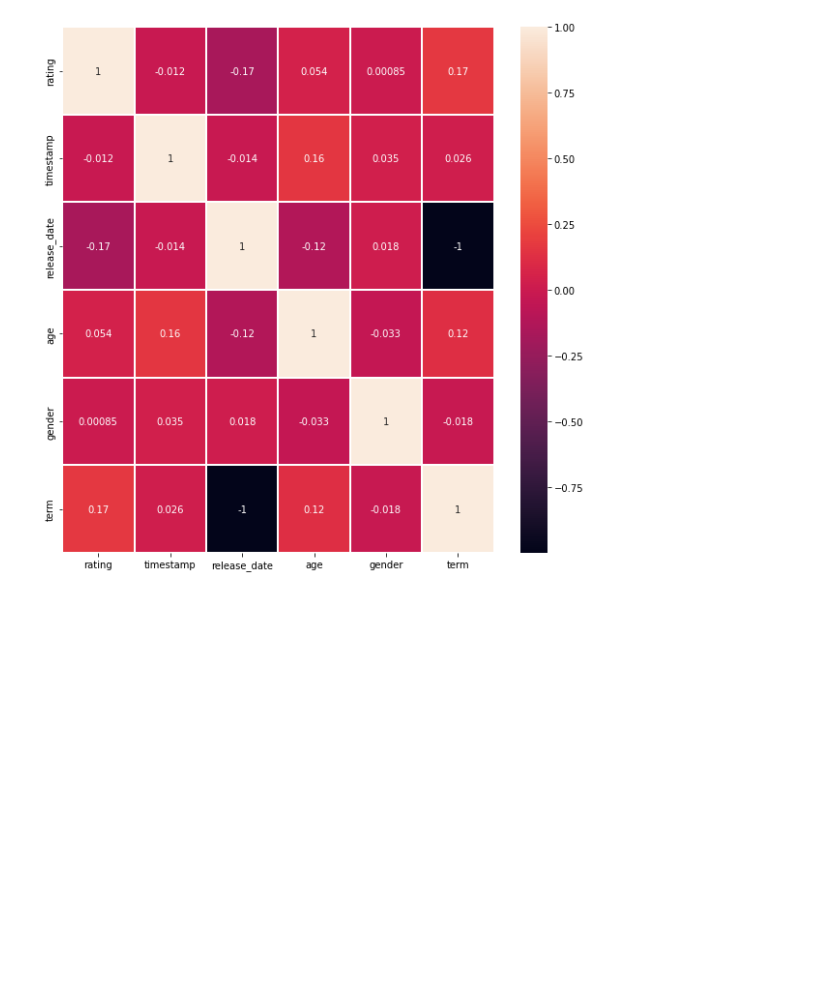
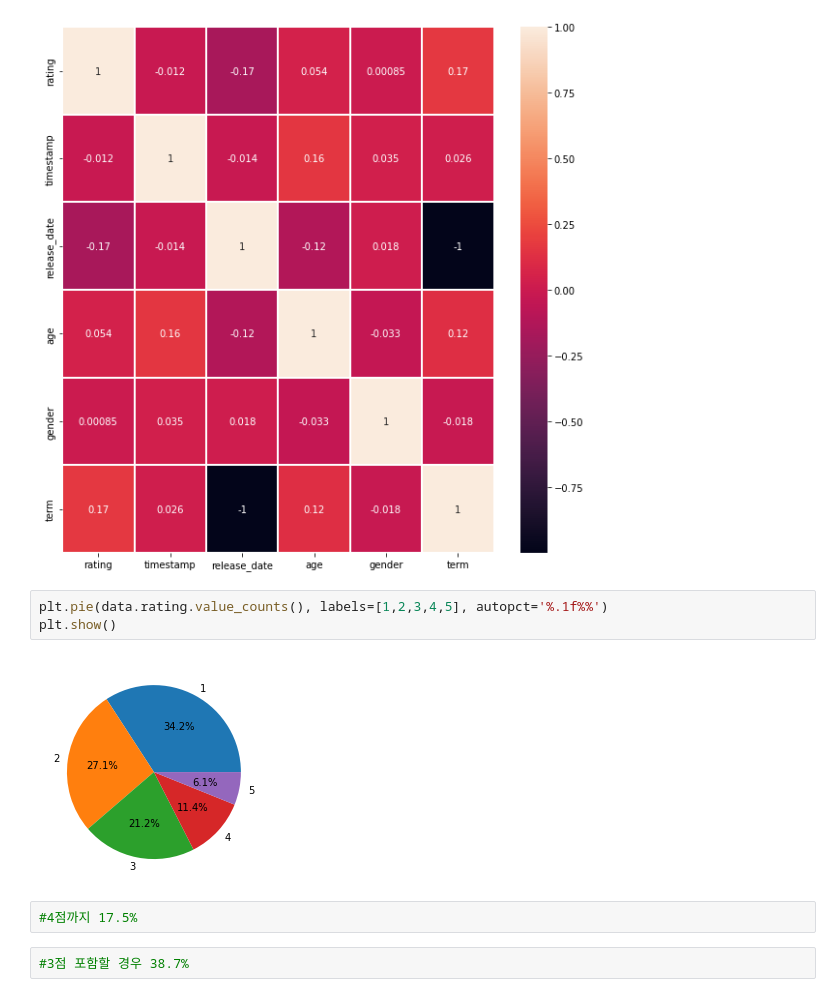
Before and after one commit to hyunj941031/project2_1, a Jupyter notebook: project2_1_EDA.ipynb, the cells around one changed output. Drawn from its saved outputs; the diff is of its cells as text; blank space fills up the shorter version.

```diff
--- a/project2_1_EDA.ipynb
+++ b/project2_1_EDA.ipynb
@@ -160,3 +160,12 @@ sns.heatmap(data.drop(columns=genre+['item_id','user_id']).corr(), annot=True, l
 plt.show()
 # %% [output]
 [figure]
+# %%
+plt.pie(data.rating.value_counts(), labels=[1,2,3,4,5], autopct='%.1f%%')
+plt.show()
+# %% [output]
+[figure, added]
+# %%
+#4점까지 17.5%
+# %%
+#3점 포함할 경우 38.7%
```
